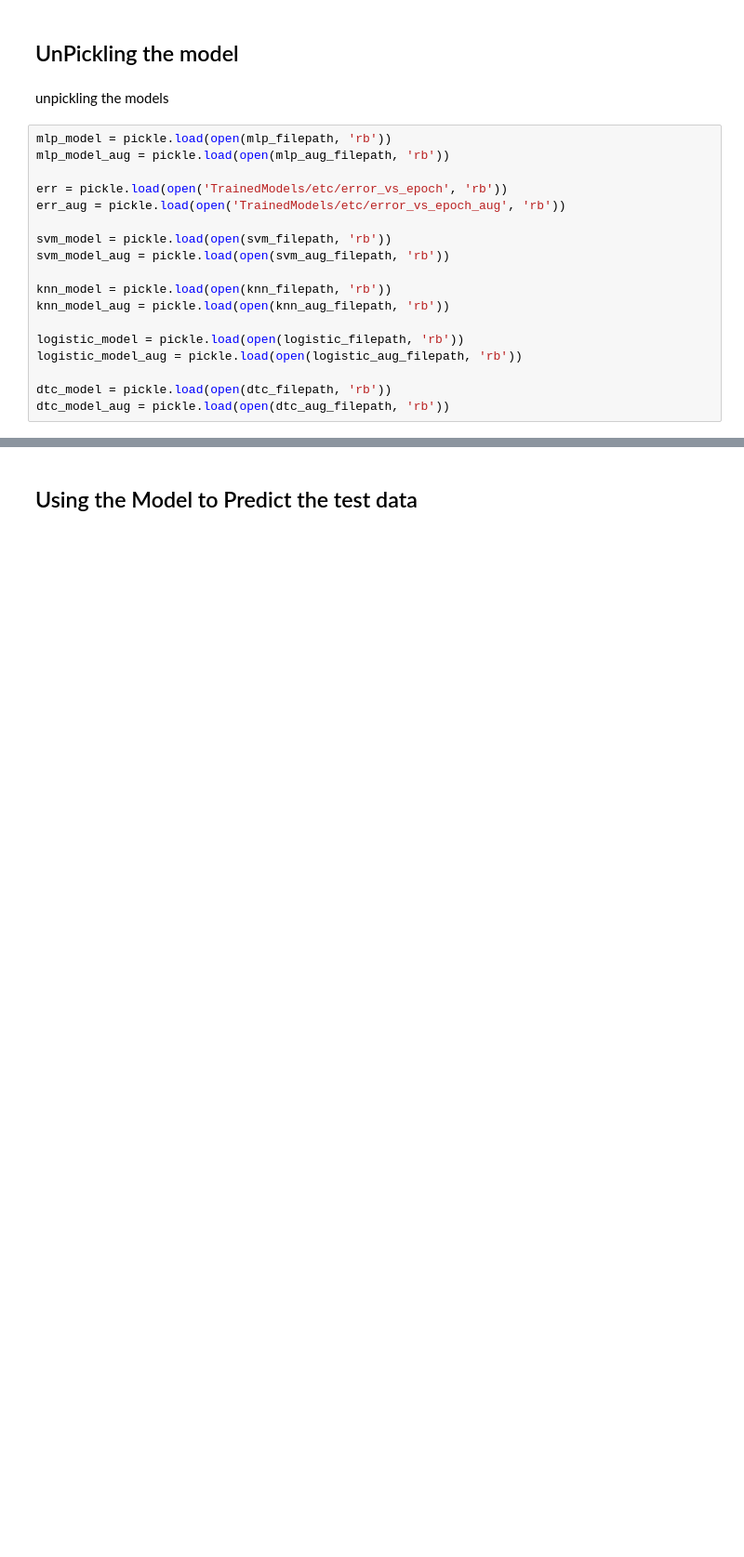
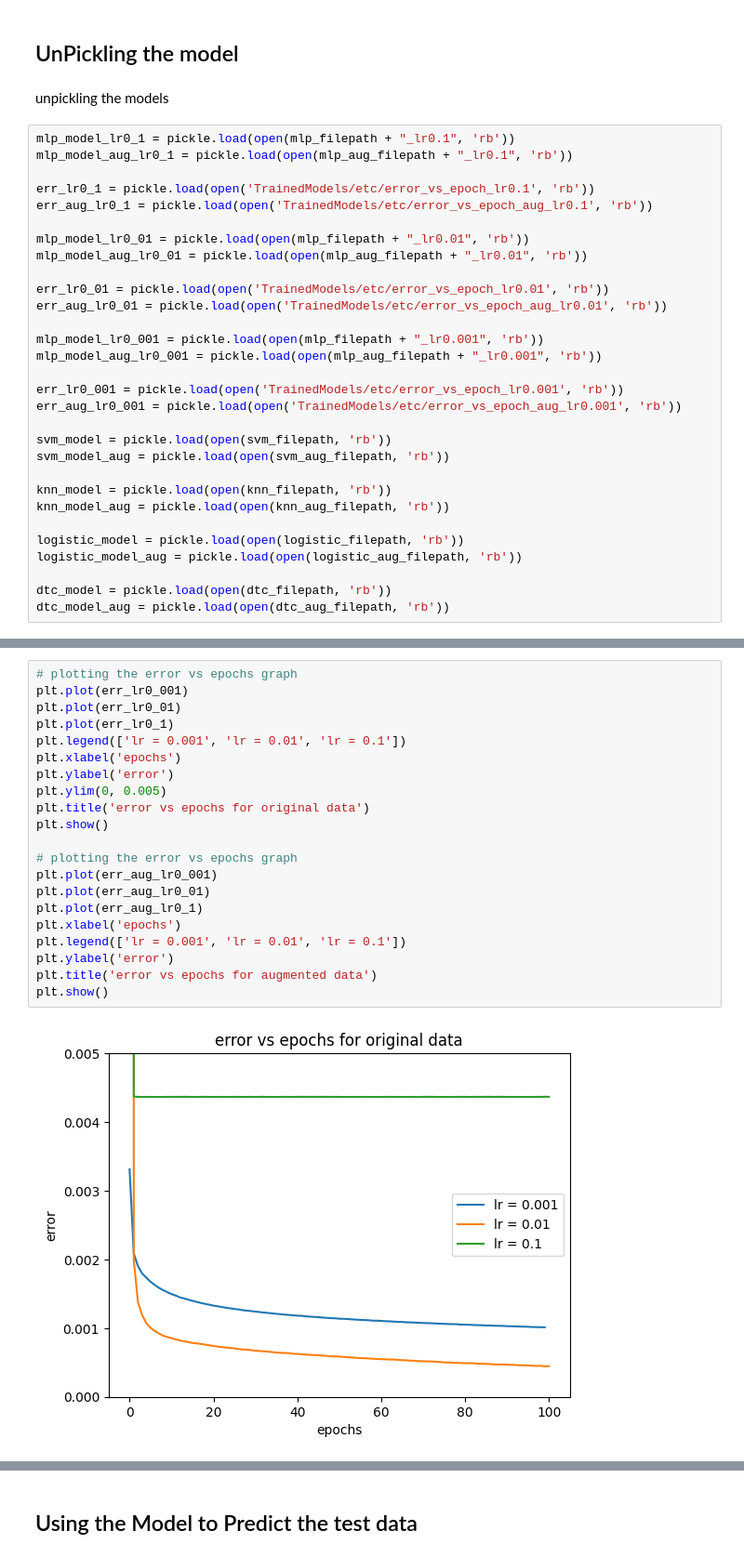
Before and after one commit to saicharan2603/ClassificationModel, a Jupyter notebook: Assignment_1/Results.ipynb, the cells around one changed output, grey strips where cells are left out. Shown at 93% size. Drawn from its saved outputs; the diff is of its cells as text; blank space fills up the shorter version.

```diff
--- a/Assignment_1/Results.ipynb
+++ b/Assignment_1/Results.ipynb
@@ -36,11 +73,23 @@ data = Data()
 # %% [markdown]
 unpickling the models
 # %%
-mlp_model = pickle.load(open(mlp_filepath, 'rb'))
-mlp_model_aug = pickle.load(open(mlp_aug_filepath, 'rb'))
+mlp_model_lr0_1 = pickle.load(open(mlp_filepath + "_lr0.1", 'rb'))
+mlp_model_aug_lr0_1 = pickle.load(open(mlp_aug_filepath + "_lr0.1", 'rb'))
 
-err = pickle.load(open('TrainedModels/etc/error_vs_epoch', 'rb'))
-err_aug = pickle.load(open('TrainedModels/etc/error_vs_epoch_aug', 'rb'))
+err_lr0_1 = pickle.load(open('TrainedModels/etc/error_vs_epoch_lr0.1', 'rb'))
+err_aug_lr0_1 = pickle.load(open('TrainedModels/etc/error_vs_epoch_aug_lr0.1', 'rb'))
+
+mlp_model_lr0_01 = pickle.load(open(mlp_filepath + "_lr0.01", 'rb'))
+mlp_model_aug_lr0_01 = pickle.load(open(mlp_aug_filepath + "_lr0.01", 'rb'))
+
+err_lr0_01 = pickle.load(open('TrainedModels/etc/error_vs_epoch_lr0.01', 'rb'))
+err_aug_lr0_01 = pickle.load(open('TrainedModels/etc/error_vs_epoch_aug_lr0.01', 'rb'))
+
+mlp_model_lr0_001 = pickle.load(open(mlp_filepath + "_lr0.001", 'rb'))
+mlp_model_aug_lr0_001 = pickle.load(open(mlp_aug_filepath + "_lr0.001", 'rb'))
+
+err_lr0_001 = pickle.load(open('TrainedModels/etc/error_vs_epoch_lr0.001', 'rb'))
+err_aug_lr0_001 = pickle.load(open('TrainedModels/etc/error_vs_epoch_aug_lr0.001', 'rb'))
 
 svm_model = pickle.load(open(svm_filepath, 'rb'))
 svm_model_aug = pickle.load(open(svm_aug_filepath, 'rb'))
@@ -77,0 +107,23 @@ plt.show()
+# %%
+# plotting the error vs epochs graph
+plt.plot(err_lr0_001)
+plt.plot(err_lr0_01)
+plt.plot(err_lr0_1)
+plt.legend(['lr = 0.001', 'lr = 0.01', 'lr = 0.1'])
+plt.xlabel('epochs')
+plt.ylabel('error')
+plt.ylim(0, 0.005)
+plt.title('error vs epochs for original data')
+plt.show()
+
+# plotting the error vs epochs graph
+plt.plot(err_aug_lr0_001)
+plt.plot(err_aug_lr0_01)
+plt.plot(err_aug_lr0_1)
+plt.xlabel('epochs')
+plt.legend(['lr = 0.001', 'lr = 0.01', 'lr = 0.1'])
+plt.ylabel('error')
+plt.title('error vs epochs for augmented data')
+plt.show()
+# %% [output]
+[figure, added]
```
Also changed, not shown: parts of 24 cells of this notebook, 24 other files.
